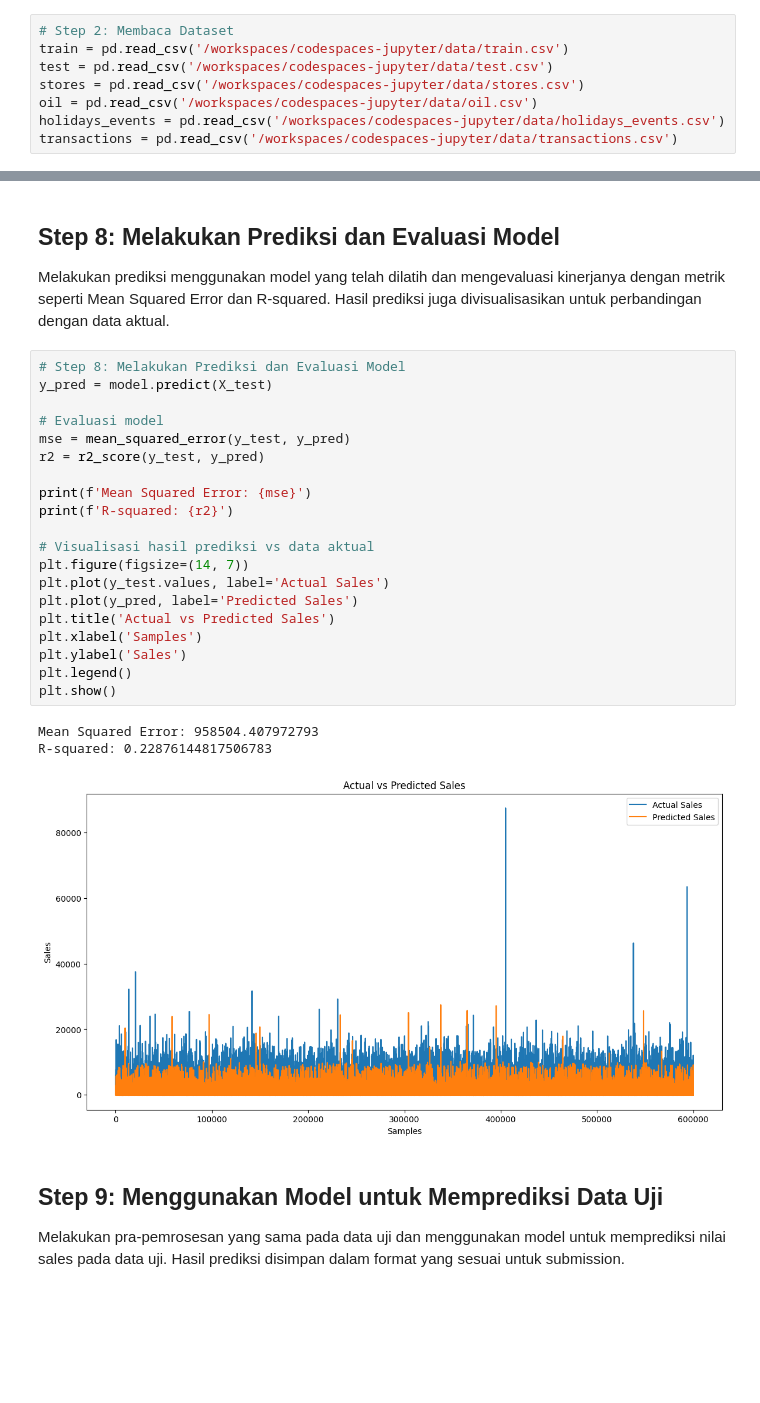
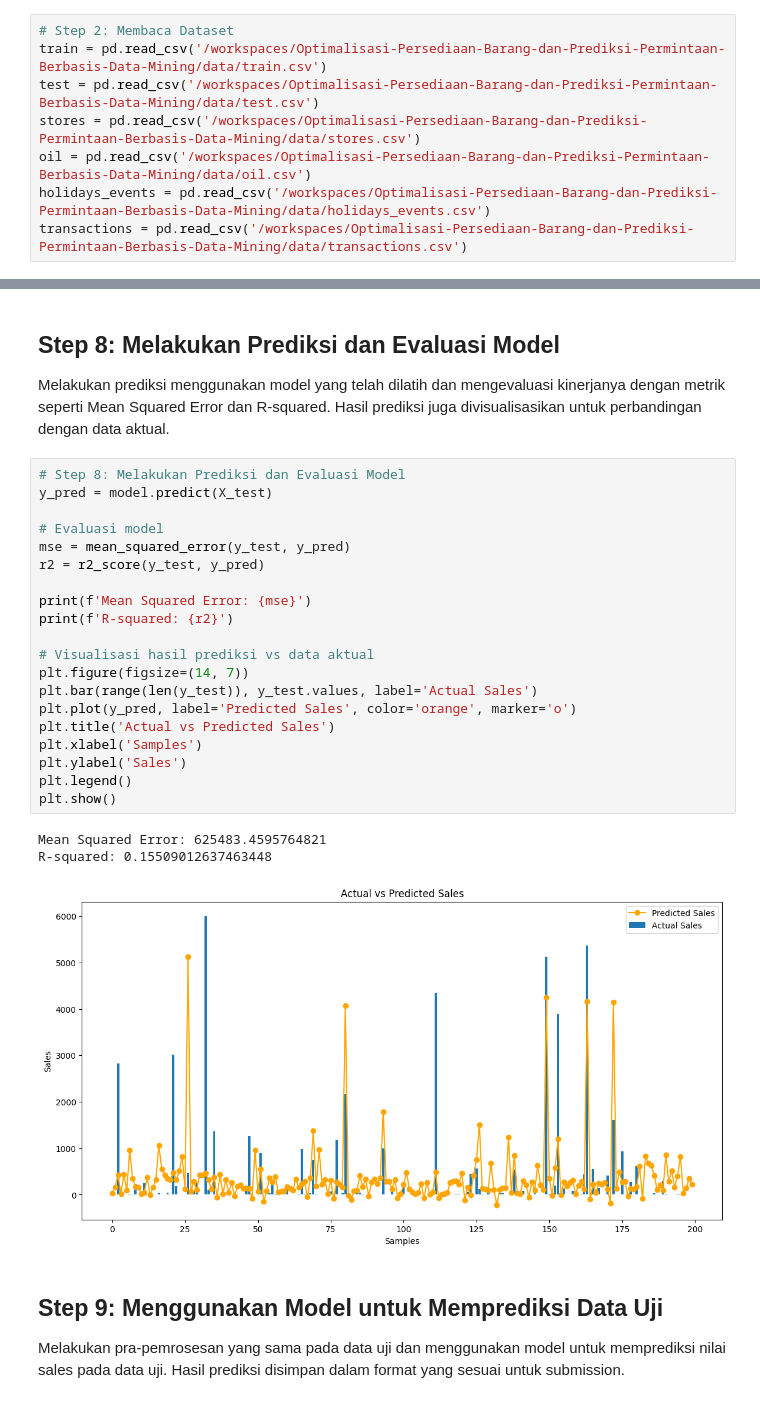
Before and after one commit to syahrilakbar63/Optimalisasi-Persediaan-Barang-dan-Prediksi-Permintaan-Berbasis-Data-Mining, a Jupyter notebook: notebooks/data_mining_optimasi_persediaan.ipynb, the cells around one changed output, grey strips where cells are left out. Drawn from its saved outputs; the diff is of its cells as text; blank space fills up the shorter version.

Commit message:
update dataset dan visualisasi data

```diff
--- a/notebooks/data_mining_optimasi_persediaan.ipynb
+++ b/notebooks/data_mining_optimasi_persediaan.ipynb
@@ -38,12 +38,12 @@ from sklearn.metrics import mean_squared_error, r2_score
 Membaca file dataset yang diperlukan menggunakan `pd.read_csv()`.
 # %%
 # Step 2: Membaca Dataset
-train = pd.read_csv('/workspaces/codespaces-jupyter/data/train.csv')
-test = pd.read_csv('/workspaces/codespaces-jupyter/data/test.csv')
-stores = pd.read_csv('/workspaces/codespaces-jupyter/data/stores.csv')
-oil = pd.read_csv('/workspaces/codespaces-jupyter/data/oil.csv')
-holidays_events = pd.read_csv('/workspaces/codespaces-jupyter/data/holidays_events.csv')
-transactions = pd.read_csv('/workspaces/codespaces-jupyter/data/transactions.csv')
+train = pd.read_csv('/workspaces/Optimalisasi-Persediaan-Barang-dan-Prediksi-Permintaan-Berbasis-Data-Mining/data/train.csv')
+test = pd.read_csv('/workspaces/Optimalisasi-Persediaan-Barang-dan-Prediksi-Permintaan-Berbasis-Data-Mining/data/test.csv')
+stores = pd.read_csv('/workspaces/Optimalisasi-Persediaan-Barang-dan-Prediksi-Permintaan-Berbasis-Data-Mining/data/stores.csv')
+oil = pd.read_csv('/workspaces/Optimalisasi-Persediaan-Barang-dan-Prediksi-Permintaan-Berbasis-Data-Mining/data/oil.csv')
+holidays_events = pd.read_csv('/workspaces/Optimalisasi-Persediaan-Barang-dan-Prediksi-Permintaan-Berbasis-Data-Mining/data/holidays_events.csv')
+transactions = pd.read_csv('/workspaces/Optimalisasi-Persediaan-Barang-dan-Prediksi-Permintaan-Berbasis-Data-Mining/data/transactions.csv')
 # %% [markdown]
 ## Step 3: Pra-Pemrosesan Data
 
@@ -125,27 +127,27 @@ Melakukan prediksi menggunakan model yang telah dilatih dan mengevaluasi kinerja
 # %%
 # Step 8: Melakukan Prediksi dan Evaluasi Model
 y_pred = model.predict(X_test)
 
 # Evaluasi model
 mse = mean_squared_error(y_test, y_pred)
 r2 = r2_score(y_test, y_pred)
 
 print(f'Mean Squared Error: {mse}')
 print(f'R-squared: {r2}')
 
 # Visualisasi hasil prediksi vs data aktual
 plt.figure(figsize=(14, 7))
-plt.plot(y_test.values, label='Actual Sales')
-plt.plot(y_pred, label='Predicted Sales')
+plt.bar(range(len(y_test)), y_test.values, label='Actual Sales')
+plt.plot(y_pred, label='Predicted Sales', color='orange', marker='o')
 plt.title('Actual vs Predicted Sales')
 plt.xlabel('Samples')
 plt.ylabel('Sales')
 plt.legend()
 plt.show()
 # %% [output]
-Mean Squared Error: 958504.407972793
-R-squared: 0.22876144817506783
+Mean Squared Error: 625483.4595764821
+R-squared: 0.15509012637463448
-[figure, old version]
+[figure, new version]
 # %% [markdown]
 ## Step 9: Menggunakan Model untuk Memprediksi Data Uji
 
```
Also changed, not shown: parts of 1 cell of this notebook, 3 other files.
